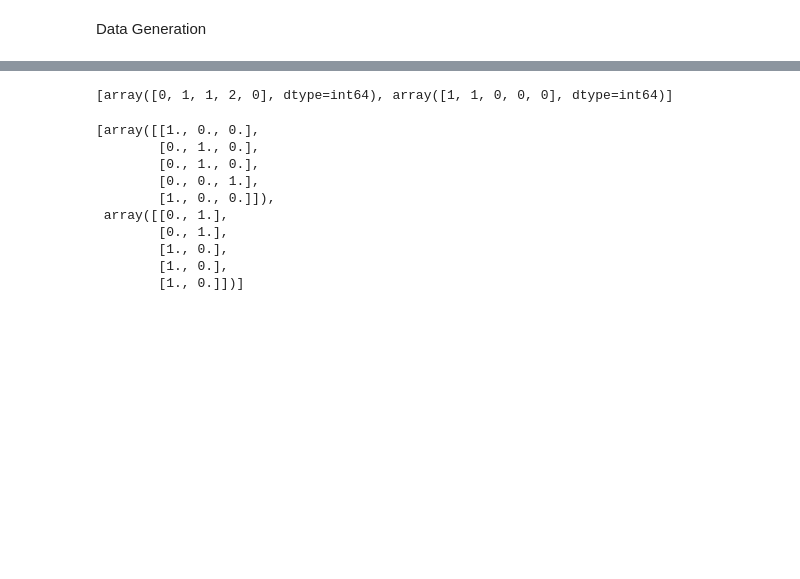
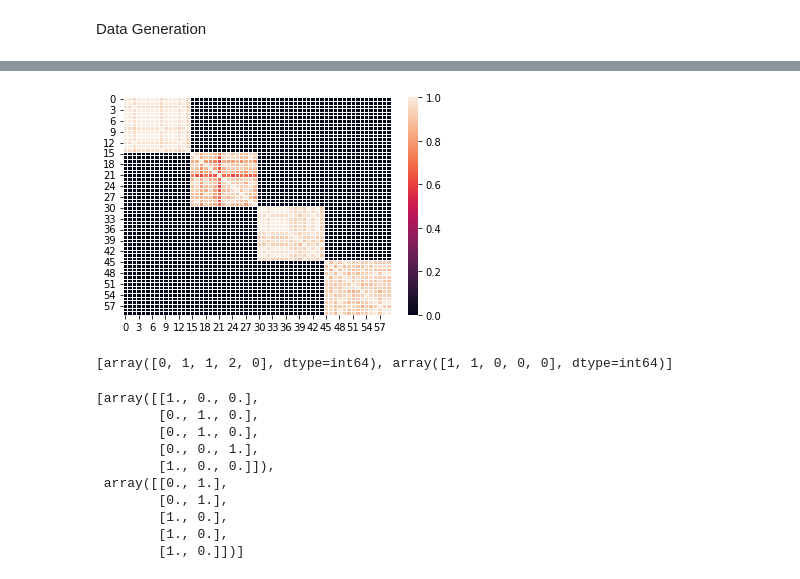
Before and after one commit to FreeTheOtter/BNP-Net, a Jupyter notebook: src/irm_bicluster.ipynb, the cells around one changed output, grey strips where cells are left out. Saved outputs shown, nothing was run; the diff lists cells and outputs as text; code cells hidden in the pictures; blank space fills up the shorter version.

```diff
--- a/src/irm_bicluster.ipynb
+++ b/src/irm_bicluster.ipynb
@@ -306,3 +523,8 @@ def compute_logLs(X, Z, mode = 'biclustering'):
+# %%
+ax = sns.heatmap(pr_cc(Zc, mode ='uniclustering'), linewidth=0.5)
+plt.show()
+# %% [output]
+[figure, added]
 # %%
 Zr = retrieve_samples(Z[0], gap = 10)
 Zc = retrieve_samples(Z[1], gap = 10)
```
Also changed, not shown: parts of 48 cells of this notebook, 2 other files.
